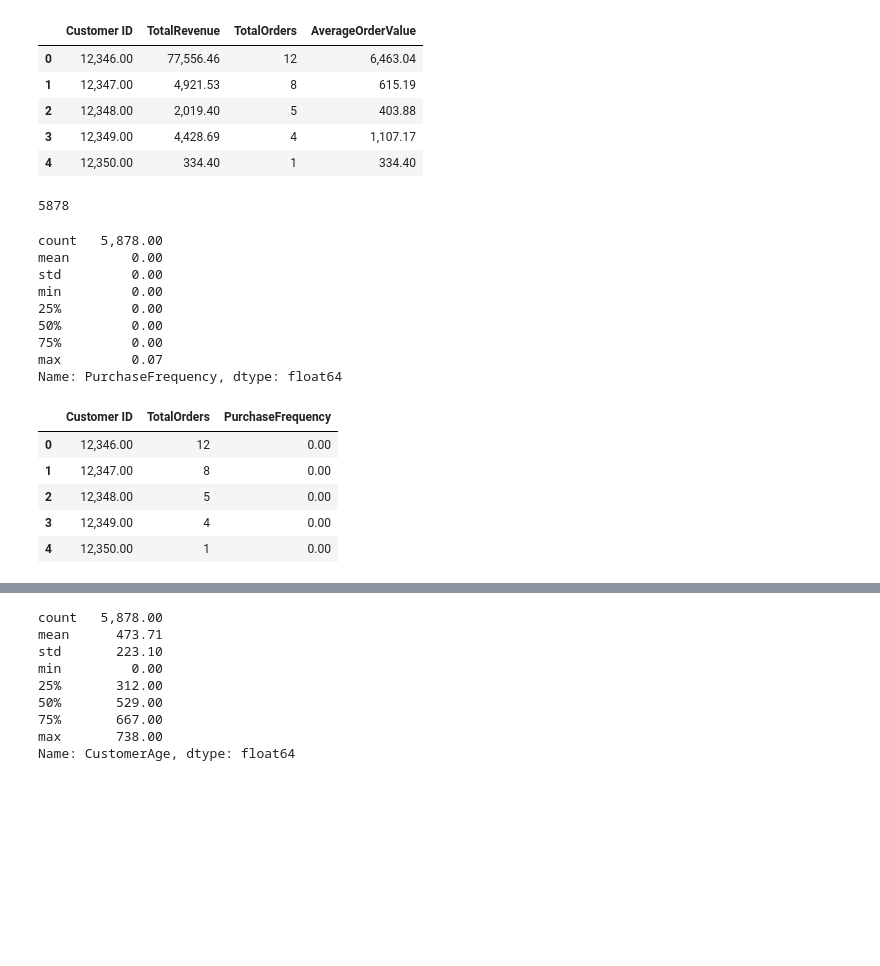
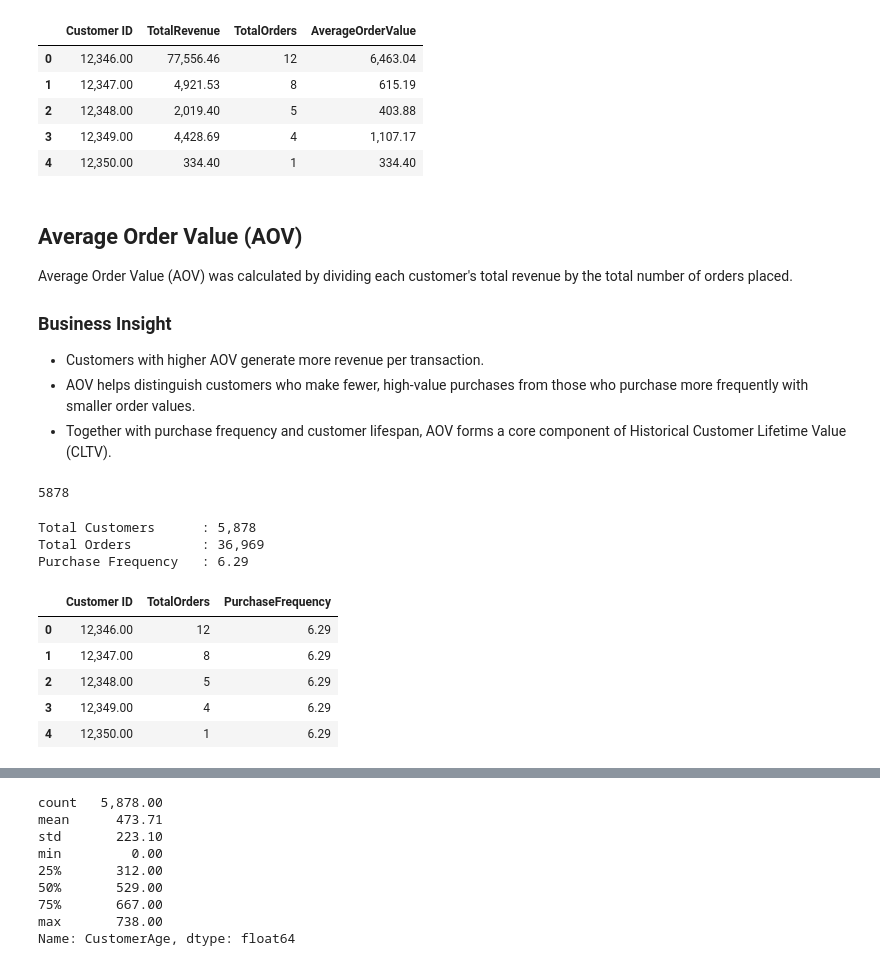
Before and after one commit to Tamoze/SaaS-ECommerce-Cohort-Retention-CLTV-Analysis, a Jupyter notebook: notebooks/03_cltv_analysis.ipynb, the cells around one changed output, grey strips where cells are left out. Cells and saved outputs as stored; diff of their text form; code cells hidden in the pictures; blank space fills up the shorter version.

```diff
--- a/notebooks/03_cltv_analysis.ipynb
+++ b/notebooks/03_cltv_analysis.ipynb
@@ -252,6 +252,16 @@ customer_summary[
 | 2 | 12,348.00 | 2,019.40 | 5 | 403.88 |
 | 3 | 12,349.00 | 4,428.69 | 4 | 1,107.17 |
 | 4 | 12,350.00 | 334.40 | 1 | 334.40 |
+# %% [markdown]
+## Average Order Value (AOV)
+
+Average Order Value (AOV) was calculated by dividing each customer's total revenue by the total number of orders placed.
+
+### Business Insight
+
+- Customers with higher AOV generate more revenue per transaction.
+- AOV helps distinguish customers who make fewer, high-value purchases from those who purchase more frequently with smaller order values.
+- Together with purchase frequency and customer lifespan, AOV forms a core component of Historical Customer Lifetime Value (CLTV).
 # %%
 total_customers = customer_summary.shape[0]
 
@@ -260,37 +270,35 @@ print(total_customers)
 5878
 # %%
 # ==========================================
-# Purchase Frequency
+# Calculate Purchase Frequency
 # ==========================================
 
-customer_summary["PurchaseFrequency"] = (
-    customer_summary["TotalOrders"] /
-    total_customers
-)
+total_customers = customer_summary.shape[0]
+total_orders = customer_summary["TotalOrders"].sum()
 
-customer_summary["PurchaseFrequency"].describe().round(4)
+purchase_frequency = total_orders / total_customers
+
+print(f"Total Customers      : {total_customers:,}")
+print(f"Total Orders         : {total_orders:,}")
+print(f"Purchase Frequency   : {purchase_frequency:.2f}")
 # %% [output]
-count   5,878.00
-mean        0.00
-std         0.00
-min         0.00
-25%         0.00
-50%         0.00
-75%         0.00
-max         0.07
-Name: PurchaseFrequency, dtype: float64
+Total Customers      : 5,878
+Total Orders         : 36,969
+Purchase Frequency   : 6.29
-# %%
-customer_summary[
-    [
-        "Customer ID",
-        "TotalOrders",
-        "PurchaseFrequency"
-    ]
-].head()
-# %% [output]
-|  | Customer ID | TotalOrders | PurchaseFrequency |
-| 0 | 12,346.00 | 12 | 0.00 |
-| 1 | 12,347.00 | 8 | 0.00 |
-| 2 | 12,348.00 | 5 | 0.00 |
-| 3 | 12,349.00 | 4 | 0.00 |
-| 4 | 12,350.00 | 1 | 0.00 |
+# %%
+customer_summary["PurchaseFrequency"] = purchase_frequency
+
+customer_summary[
+    [
+        "Customer ID",
+        "TotalOrders",
+        "PurchaseFrequency"
+    ]
+].head()
+# %% [output]
+|  | Customer ID | TotalOrders | PurchaseFrequency |
+| 0 | 12,346.00 | 12 | 6.29 |
+| 1 | 12,347.00 | 8 | 6.29 |
+| 2 | 12,348.00 | 5 | 6.29 |
+| 3 | 12,349.00 | 4 | 6.29 |
+| 4 | 12,350.00 | 1 | 6.29 |
```
Also changed, not shown: parts of 11 cells of this notebook.
